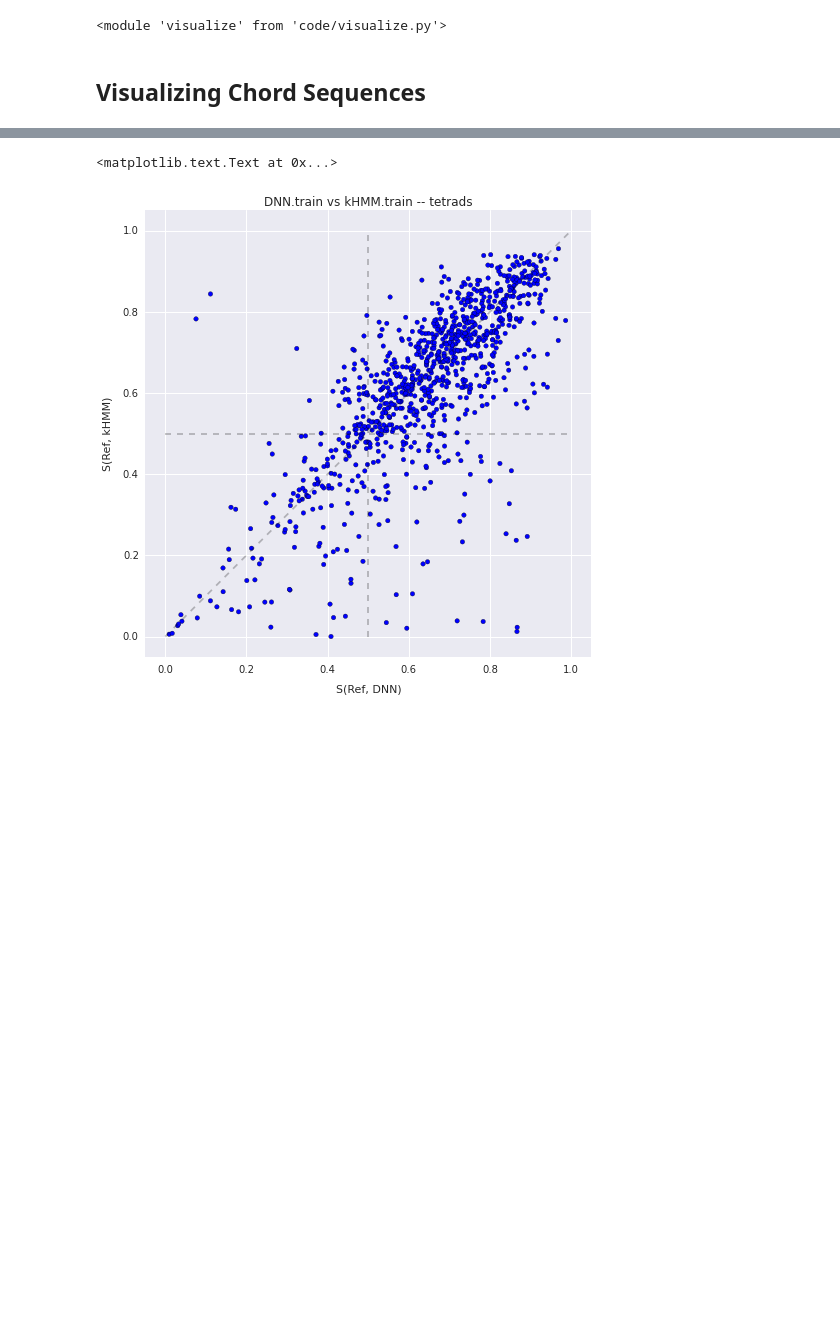
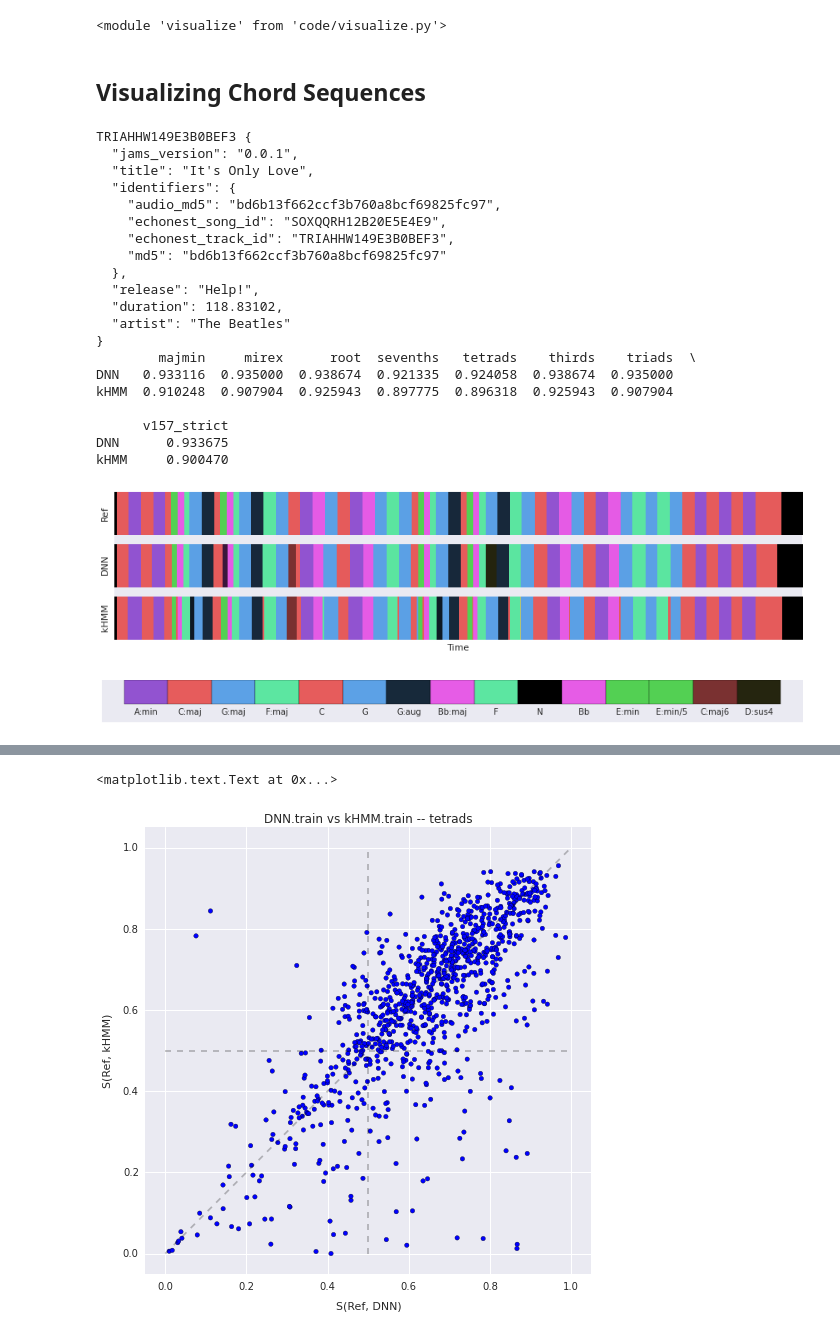
Before and after one commit to ejhumphrey/ace-lessons, a Jupyter notebook: experiments.ipynb, the cells around one changed output, grey strips where cells are left out. Saved outputs shown, nothing was run; the diff lists cells and outputs as text; code cells hidden in the pictures; blank space fills up the shorter version.

```diff
--- a/experiments.ipynb
+++ b/experiments.ipynb
@@ -147,3 +152,38 @@ reload(lex);reload(util);reload(viz)
 <module 'visualize' from 'code/visualize.py'>
 # %% [markdown]
 ## Visualizing Chord Sequences
+# %%
+# Quad I
+key = filter(lambda x:x.startswith('TRIAHH'), all_jams.keys())[0]
+print key, all_jams[key].file_metadata
+print pd.DataFrame([all_DNN_test.ix[key], all_kHMM_test.ix[key]], index=['DNN', 'kHMM'])
+figs = viz.plot_annotations(
+    [all_jams[key].chord[0], DNN_test_jams[key].chord[0], kHMM_test_jams[key].chord[0]],
+    ['Ref', 'DNN', 'kHMM'], (12, 3), (12, 1), vocab='soft')
+# figs[0].savefig("paper/figs/DNN_kHMM_{0}_annotations.pdf".format(key),
+#                  transparent=True)
+# figs[1].savefig("paper/figs/DNN_kHMM_{0}_legend.pdf".format(key),
+#                  transparent=True)
+# %% [output]
+TRIAHHW149E3B0BEF3 {
+  "jams_version": "0.0.1",
+  "title": "It's Only Love",
+  "identifiers": {
+    "audio_md5": "bd6b13f662ccf3b760a8bcf69825fc97",
+    "echonest_song_id": "SOXQQRH12B20E5E4E9",
+    "echonest_track_id": "TRIAHHW149E3B0BEF3",
+    "md5": "bd6b13f662ccf3b760a8bcf69825fc97"
+  },
+  "release": "Help!",
+  "duration": 118.83102,
+  "artist": "The Beatles"
+}
+        majmin     mirex      root  sevenths   tetrads    thirds    triads  \
+DNN   0.933116  0.935000  0.938674  0.921335  0.924058  0.938674  0.935000
+kHMM  0.910248  0.907904  0.925943  0.897775  0.896318  0.925943  0.907904
+
+      v157_strict
+DNN      0.933675
+kHMM     0.900470
+[figure, added]
+[figure, added]
```
Also changed, not shown: parts of 71 cells of this notebook, 2 other files.
